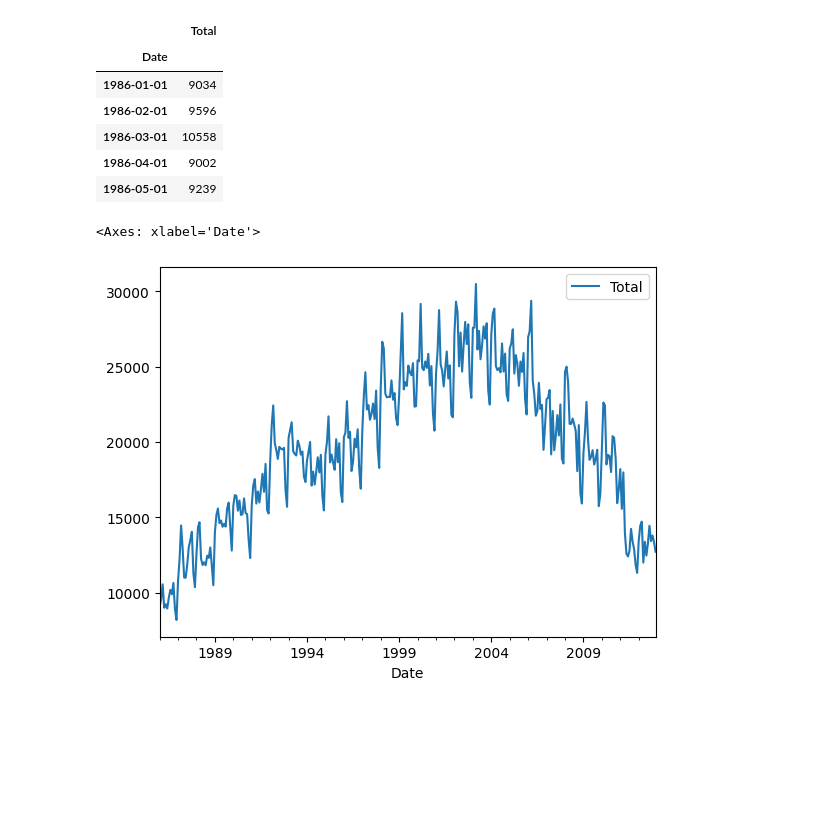
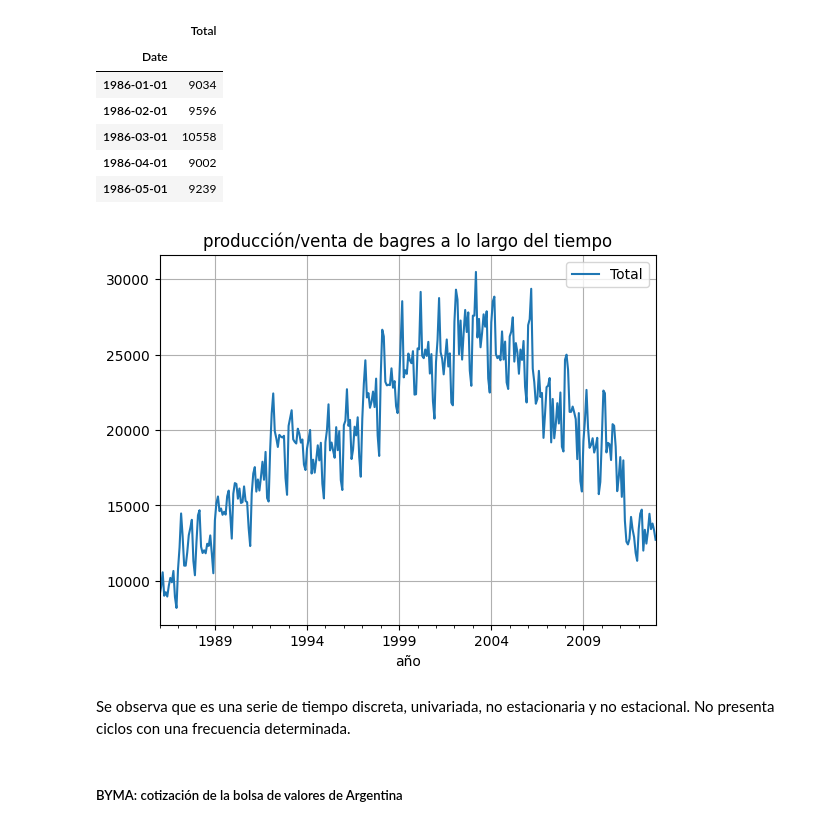
Before and after one commit to marianataglio/seriestemporales, a Jupyter notebook: ej_1.ipynb, the cells around one changed output. Saved outputs shown, nothing was run; the diff lists cells and outputs as text; code cells hidden in the pictures; blank space fills up the shorter version.

```diff
--- a/ej_1.ipynb
+++ b/ej_1.ipynb
@@ -22,9 +22,15 @@ catfish.head()
 | 1986-03-01 | 10558 |
 | 1986-04-01 | 9002 |
 | 1986-05-01 | 9239 |
-# %%
-catfish.plot()
-# %% [output]
-<Axes: xlabel='Date'>
-[figure, removed]
+# %%
+catfish.plot()
+plt.title("producción/venta de bagres a lo largo del tiempo")
+plt.xlabel("año")
+plt.grid(True)
+# %% [output]
+[figure, added]
+# %% [markdown]
+Se observa que es una serie de tiempo discreta, univariada, no estacionaria y no estacional. No presenta ciclos con una frecuencia determinada.
+# %% [markdown]
+##### BYMA: cotización de la bolsa de valores de Argentina
 # %%
```
Also changed, not shown: parts of 8 cells of this notebook.
